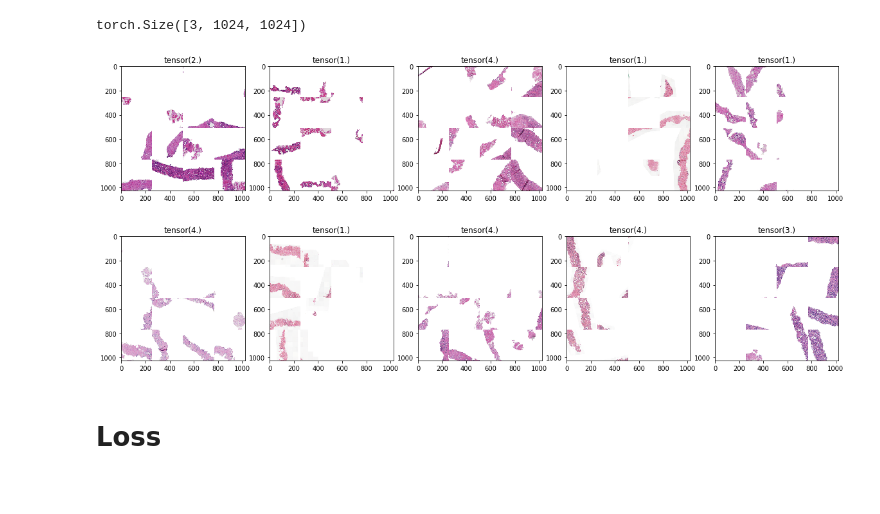
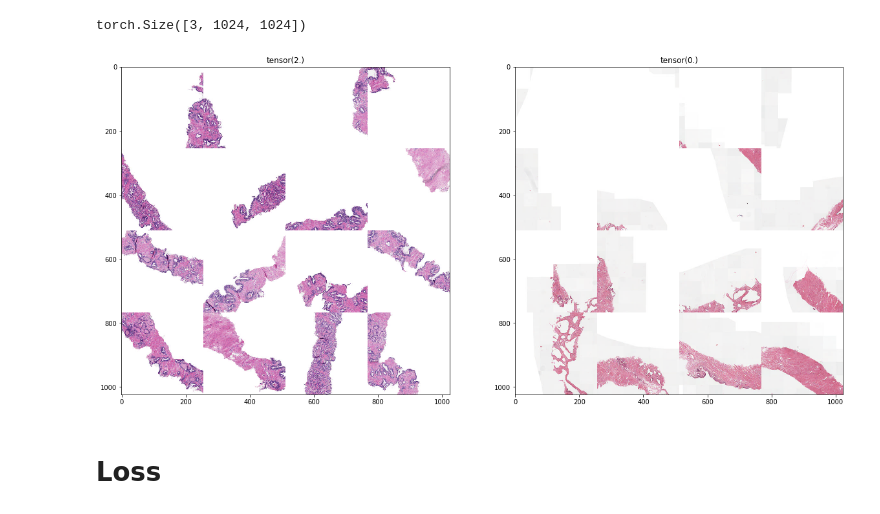
Before and after one commit to hannahlyon/panda-project, a Jupyter notebook: code/efficientnet.ipynb, the cells around one changed output. Saved outputs shown, nothing was run; the diff lists cells and outputs as text; code cells hidden in the pictures.

```diff
--- a/code/efficientnet.ipynb
+++ b/code/efficientnet.ipynb
@@ -91,7 +54,7 @@ df_train = pd.read_csv('../data/train.csv').set_index('image_id')
 fold = 0
 tile_size = 256
 image_size = 256
-n_tiles = 24
+n_tiles = 16
 batch_size = 5
 num_workers = 4
 out_dim = 5
@@ -163,7 +121,9 @@ class PANDADataset(Dataset):
         self.df = df.reset_index(drop=True)
         self.image_size = image_size
         self.n_tiles = n_tiles
+        # Tile mode is zero except during test time as a form of TTA
         self.tile_mode = tile_mode
+        # Randomize order in which tiles are stitched together
         self.rand = rand
         self.transform = transform
 
@@ -174,14 +134,12 @@ class PANDADataset(Dataset):
         row = self.df.iloc[index]
         img_id = row.image_id
 
-        #tiff_file = os.path.join(image_folder, f'{img_id}.tiff')
-        #image = skimage.io.MultiImage(tiff_file)[1]
-        #tiles, OK = get_tiles(image, self.tile_mode)
+        # We've already pre-processed the tiles
         imgs = []
         for i in range(self.n_tiles):
             img = skimage.io.imread(os.path.join(tiles_folder,img_id+f"_{i}.png"))
             imgs.append(img)
-        # Final shape is x:  n_tiles x 128 x 128 x 3
+        # Final shape is x:  n_tiles x tile_size x tile_size x 3
         imgs = np.array(imgs)
         #print(imgs.shape)
         if self.rand:
@@ -189,14 +147,16 @@ class PANDADataset(Dataset):
         else:
             idxes = list(range(self.n_tiles))
 
+        # Stitched image to be square with have shape sqrt(n_tiles) x sqrt (n_tiles)
         n_row_tiles = int(np.sqrt(self.n_tiles))
         mosaic = np.zeros((image_size * n_row_tiles, image_size * n_row_tiles, 3))
         for h in range(n_row_tiles):
             for w in range(n_row_tiles):
                 i = h * n_row_tiles + w
-
+                # If the orignal image had more than n_tiles number of tiles (some don't)
                 if len(imgs) > idxes[i]:
                     this_img = imgs[idxes[i]]
+                # Otherwise create whitespace tile
                 else:
                     this_img = np.ones((self.image_size, self.image_size, 3)).astype(np.uint8) * 255
                 this_img = 255 - this_img
@@ -212,6 +172,12 @@ class PANDADataset(Dataset):
         mosaic /= 255
         mosaic = mosaic.transpose(2, 0, 1)  # shape: 3 x (n_row_tiles*tile_size) x (n_row_tiles*tile_size)
 
+        """
+        We saw an interesting label encoding being used on Kaggle. Users are creating a
+        length 5 vector (0-5 ISUP scale) and filling the first n positions with 1's corresponding to an ISUP
+        score of n. So if ISUP=3 then the label is [1,1,1,0,0]
+        The result is we optimize for a multi-label classification problem
+        """
         label = np.zeros(5).astype(np.float32)
         label[:row.isup_grade] = 1.
         return torch.tensor(mosaic), torch.tensor(label)
@@ -237,16 +203,15 @@ torch.Size([3, 1024, 1024])
 # %%
 dataset_show = PANDADataset(df_train, image_size, n_tiles, 0, rand=False, transform=transforms_train)
 from pylab import rcParams
 rcParams['figure.figsize'] = 20,10
-for i in range(2):
-    f, axarr = plt.subplots(1,5)
-    for p in range(5):
+for i in range(1):
+    f, axarr = plt.subplots(1,2)
+    for p in range(2):
         idx = np.random.randint(0, len(dataset_show))
         img, label = dataset_show[idx]
         axarr[p].imshow(1-img.transpose(0, 1).transpose(1,2).squeeze())
         axarr[p].set_title(str(sum(label)))
 # %% [output]
-[figure, old version]
+[figure, new version]
-[figure, removed]
 # %% [markdown]
 # Loss
```
Also changed, not shown: parts of 15 cells of this notebook, 1 other file.
